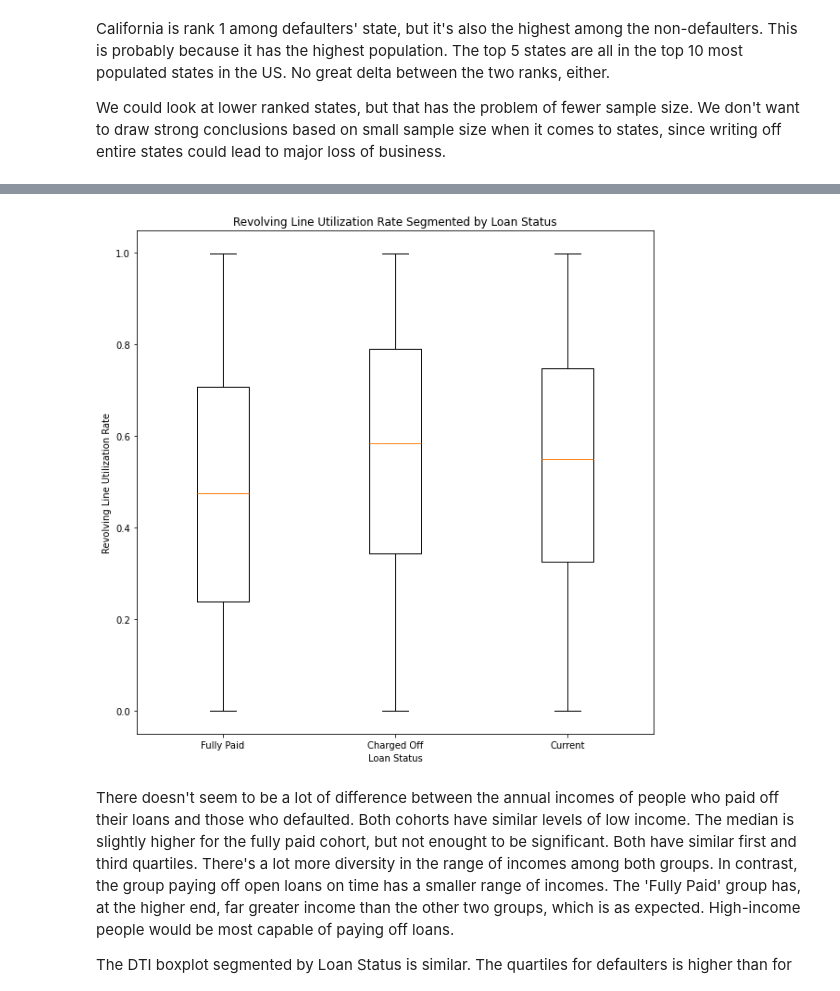
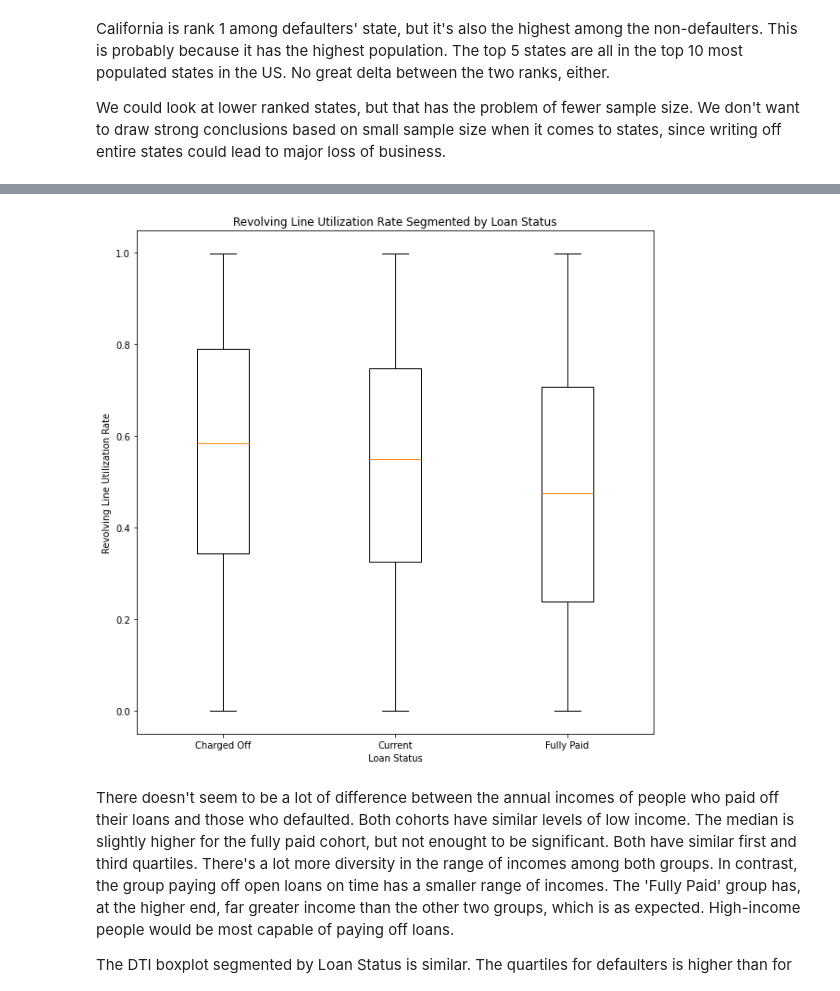
Before and after one commit to partwalk/iiitb-ml-ai, a Jupyter notebook: Module 6/case_study.ipynb, the cells around one changed output, grey strips where cells are left out. Saved outputs shown, nothing was run; the diff lists cells and outputs as text; code cells hidden in the pictures.

```diff
--- a/Module 6/case_study.ipynb
+++ b/Module 6/case_study.ipynb
@@ -55,6 +61,11 @@ df['revol_util'] = df['revol_util'].str.strip(' %').astype('float') / 100
 
 if all(df['term'].str.endswith('months')):
     df['term'] = pd.to_numeric(df['term'].str.strip(' months'))
+# %%
+# Cleaning the description column
+# Removing the trailing br tag and "Borrower added... >"
+
+df['desc'] = df['desc'].str.replace('<br>','').str.replace('.*> ','', regex=True).str.strip()
 # %%
 # Chane employee_length to float
 
@@ -63,3 +74,8 @@ df['emp_length'] = df['emp_length'].str.strip(' year')
 df['emp_length'] = df['emp_length'].str.strip('+')
 df['emp_length'] = df['emp_length'].apply(lambda x: 0 if x == '< 1' else x)
 df['emp_length'] = pd.to_numeric(df['emp_length'])
+# %%
+# Fixing dates
+# To check if condition > 2016 gives the correct subset
+mask = df['earliest_cr_line'].dt.year > 2016
+df[mask]['earliest_cr_line'].describe()
@@ -66,3 +91,5 @@ df['emp_length'] = pd.to_numeric(df['emp_length'])
+# %%
+df.loc[mask, 'earliest_cr_line'] = df.loc[mask, 'earliest_cr_line'] - pd.DateOffset(years=100)
 # %%
 df.groupby('home_ownership')['loan_status'].value_counts(normalize=True, dropna=True)
 # %% [output]
@@ -229,18 +265,3 @@ The top 5 states are all in the top 10 most populated states in the US. No great
 
 We could look at lower ranked states, but that has the problem of fewer sample size. We don't want to draw strong conclusions based on small sample size when it comes to states,
 since writing off entire states could lead to major loss of business.
-# %%
-cname = 'zip_code'
-freq = defaulters[cname].value_counts()
-
-defrank = freq.reset_index()
-defrank.columns = [cname, 'frequency']
-defrank['rank'] = defrank['frequency'].rank(method='first', ascending=False)
-
-freq = fully_paid[cname].value_counts()
-
-paidrank = freq.reset_index()
-paidrank.columns = [cname, 'frequency']
-paidrank['rank'] = paidrank['frequency'].rank(method='first', ascending=False)
-
-defrank.merge(paidrank, on='zip_code', how='outer').sort_values('rank_x').head(10)
@@ -266,17 +321,21 @@ We don't look at ranks below 10 for similar reasons as given for states.
 # %%
-def boxplt(cname, ylabel):
-    data = [fully_paid[fully_paid[cname].notna()][cname], defaulters[defaulters[cname].notna()][cname], current[current[cname].notna()][cname]]
+def boxplt(cname, ylabel, log=False):
+    defaulters = df[df['loan_status'] == 'Charged Off']
+    fully_paid = df[df['loan_status'] == 'Fully Paid']
+    current = df[df['loan_status'] == 'Current']
+    data = [defaulters[defaulters[cname].notna()][cname], current[current[cname].notna()][cname], fully_paid[fully_paid[cname].notna()][cname]]
     plt.figure(figsize=(10, 10))
-    plt.boxplot(data, tick_labels=['Fully Paid', 'Charged Off', 'Current'])
+    plt.boxplot(data, tick_labels=['Charged Off', 'Current', 'Fully Paid'])
     plt.title(ylabel + ' Segmented by Loan Status')
     plt.xlabel('Loan Status')
     plt.ylabel(ylabel)
-    # plt.yscale('log')
+    if log:
+        plt.yscale('log')
     plt.show()
 
 boxplt('revol_util', 'Revolving Line Utilization Rate')
 # %% [output]
-[figure, old version]
+[figure, new version]
 # %% [markdown]
 There doesn't seem to be a lot of difference between the annual incomes of people who paid off their loans and those who defaulted. Both cohorts have similar levels of low income. The median is slightly higher for the fully paid cohort, but not enought to be significant. Both have similar first and third quartiles. There's a lot more diversity in the range of incomes among both groups. In contrast, the group paying off open loans on time has a smaller range of incomes. The 'Fully Paid' group has, at the higher end, far greater income than the other two groups, which is as expected. High-income people would be most capable of paying off loans.
 
```
Also changed, not shown: parts of 51 cells of this notebook, 3 other files.
